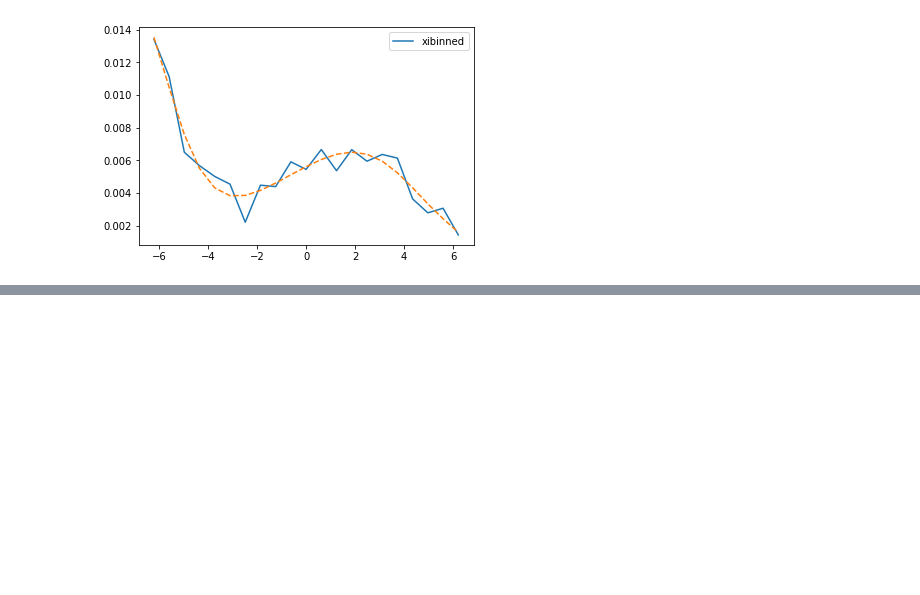
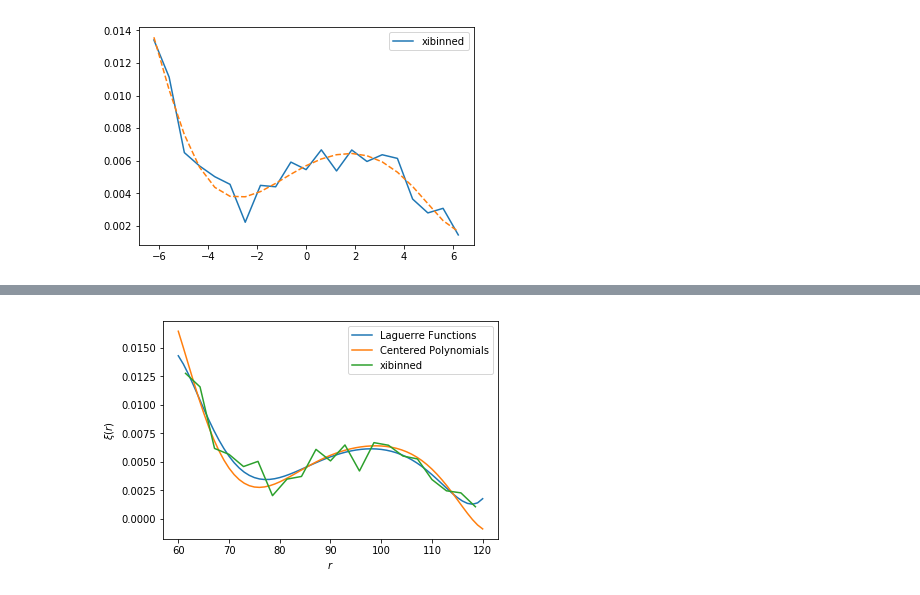
Before and after one commit to marmusso/xi-without-bins, a Jupyter notebook: XiCenLagu.ipynb, the cells around one changed output, grey strips where cells are left out. Saved outputs shown, nothing was run; the diff lists cells and outputs as text; code cells hidden in the pictures; blank space fills up the shorter version.

```diff
--- a/XiCenLagu.ipynb
+++ b/XiCenLagu.ipynb
@@ -273,0 +285,10 @@ plt.show()
+# %%
+plt.plot(rt,xiSim)        ### (2) Nt = 10^5
+plt.plot(rt,xipoly)
+plt.plot(rbin,xi12)
+plt.xlabel(r'$r$')
+plt.ylabel(r'$\xi(r)$')
+plt.legend(["Laguerre Functions", "Centered Polynomials", "xibinned"])
+plt.show()
+# %% [output]
+[figure, added]
```
Also changed, not shown: parts of 23 cells of this notebook.
